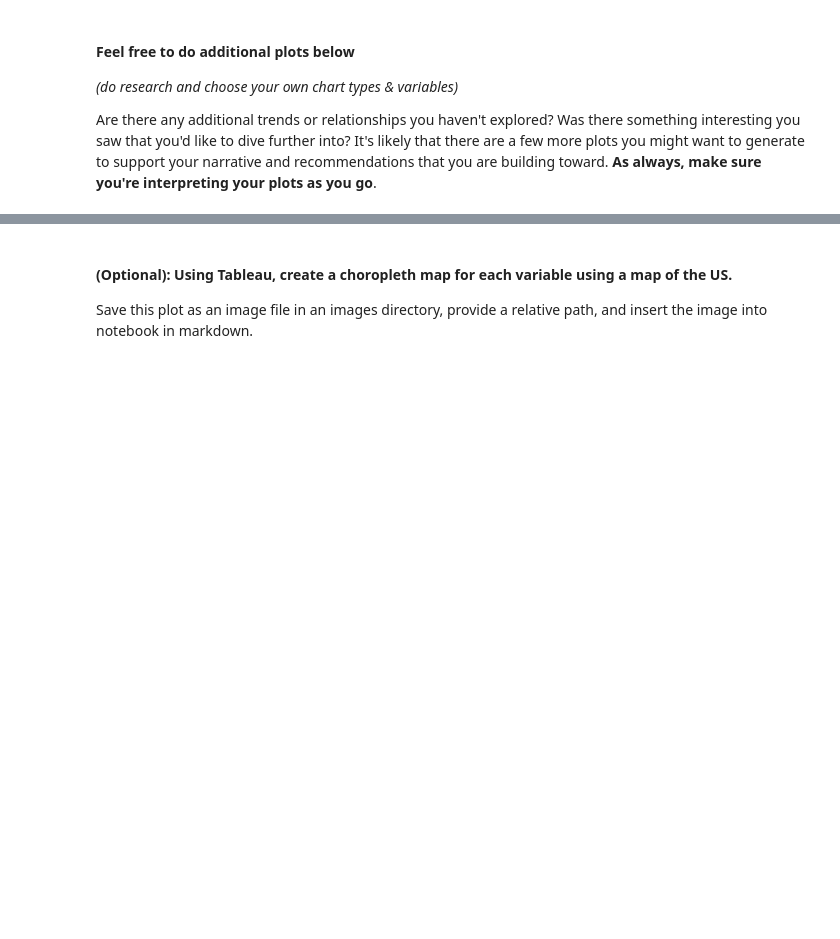
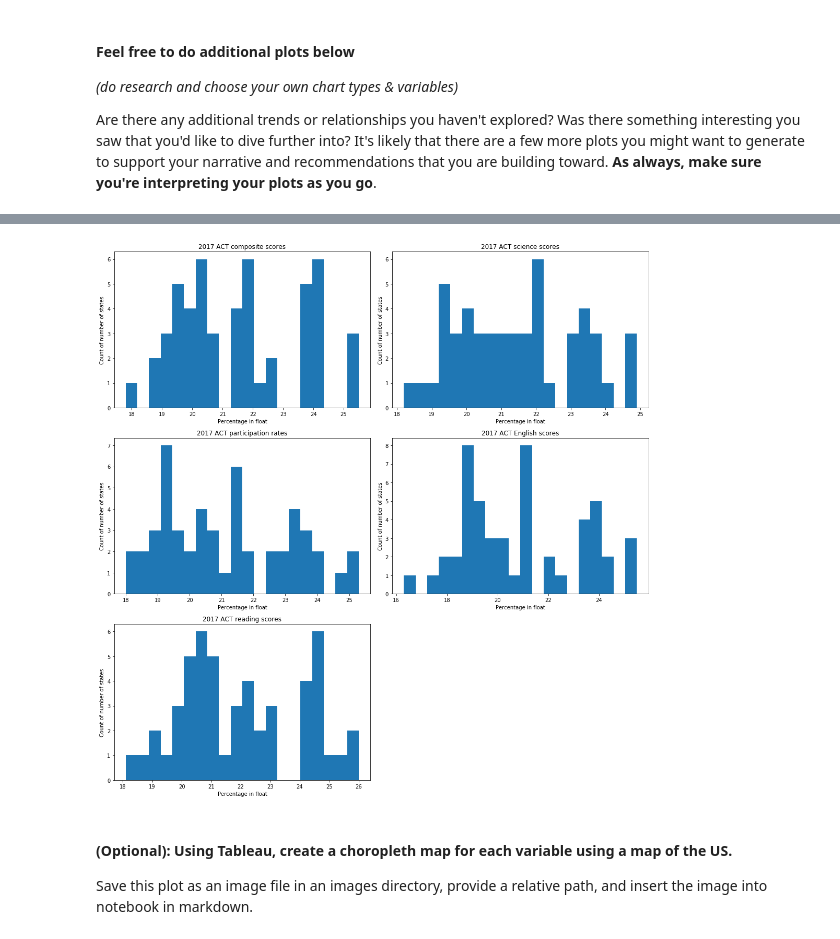
Before and after one commit to KennethChewx/Project_1, a Jupyter notebook: code/Project_1_codes.ipynb, the cells around one changed output, grey strips where cells are left out. Cells and saved outputs as stored; diff of their text form; code cells hidden in the pictures; blank space fills up the shorter version.

```diff
--- a/code/starter-code.ipynb
+++ b/code/Project_1_codes.ipynb
@@ -977,3 +948,9 @@ plt.show()
+# %%
+subplot_histograms(final[["act_17_composite",'act_17_science','act_17_math','act_17_english','act_17_reading']],
+                  ["2017 ACT composite scores",'2017 ACT science scores','2017 ACT participation rates','2017 ACT English scores','2017 ACT reading scores'],
+                  ["Percentage in float","Percentage in float","Percentage in float","Percentage in float","Percentage in float"])
+# %% [output]
+[figure, added]
 # %% [markdown]
 #### (Optional): Using Tableau, create a choropleth map for each variable using a map of the US.
 
```
Also changed, not shown: parts of 15 cells of this notebook, 5 other files.
